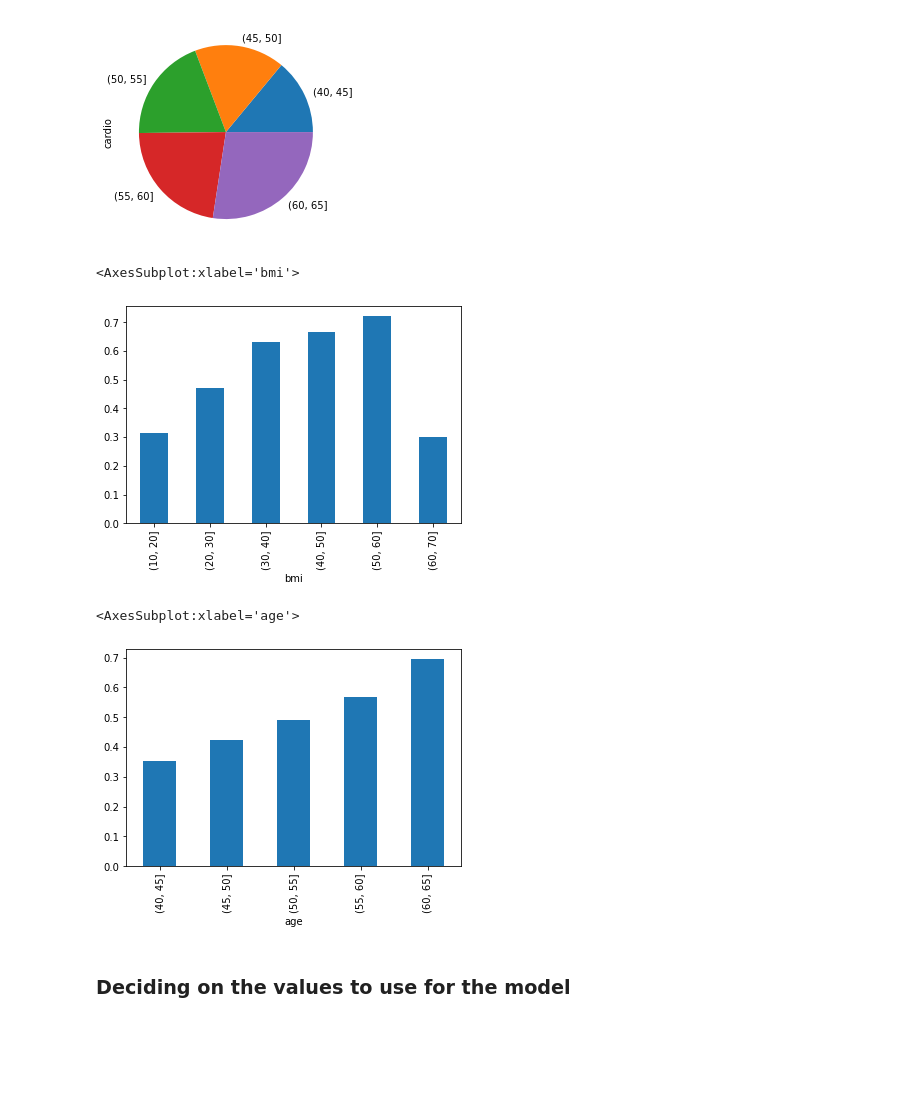
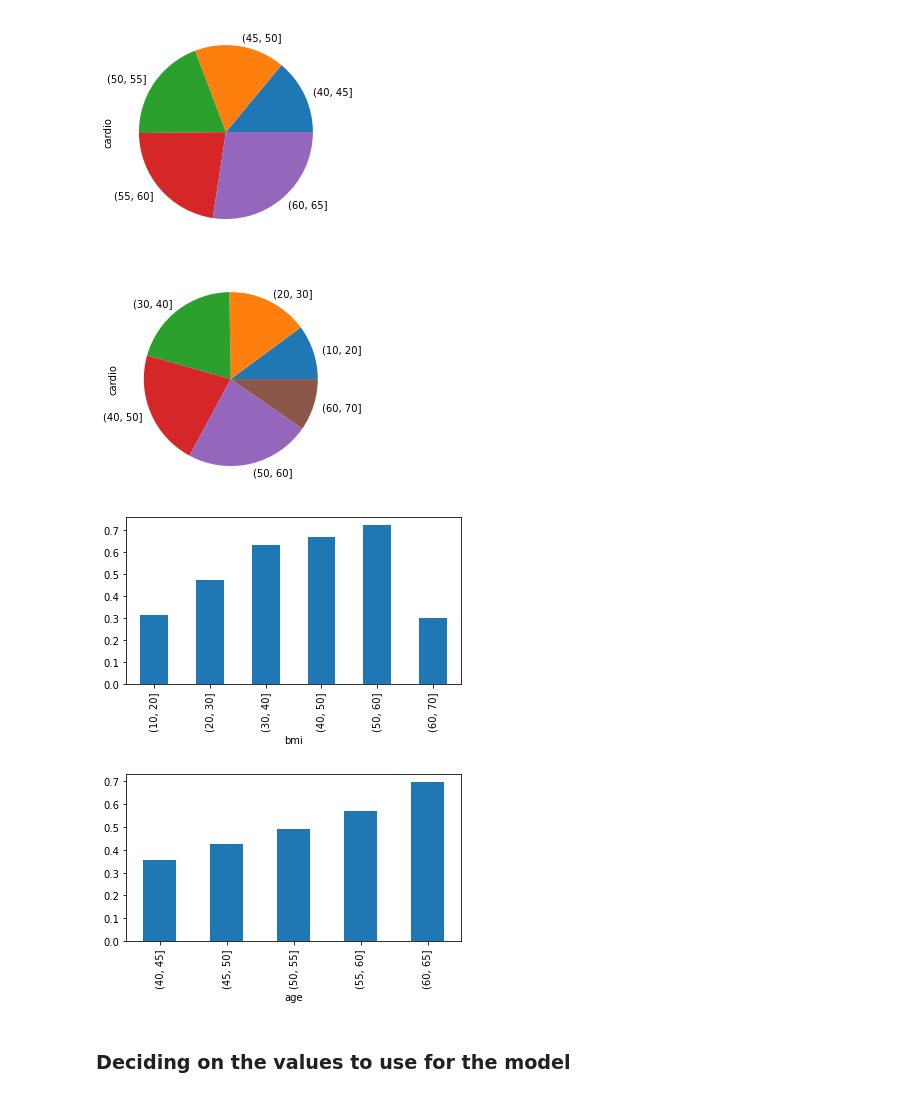
Before and after one commit to SebastianBentley/DSExam2022, a Jupyter notebook: Data3.ipynb, the cells around one changed output. Drawn from its saved outputs; the diff is of its cells as text; code cells hidden in the pictures; blank space fills up the shorter version.

Commit message:
more graphs

```diff
--- a/Data3.ipynb
+++ b/Data3.ipynb
@@ -455,16 +455,26 @@ stats.groupby('age')['cardio'].mean().plot(kind='pie')
 # %% [output]
 <AxesSubplot:ylabel='cardio'>
 [figure]
+# %%
+bmiPie=stats.groupby('bmi')['cardio'].mean().plot(kind='pie')
+fig = bmiPie.get_figure()
+fig.savefig('images/bmiPie3.png')
+# %% [output]
+[figure, added]
 # %%
-stats.groupby('bmi')['cardio'].mean().plot(kind='bar')
+bmiBar=stats.groupby('bmi')['cardio'].mean().plot(kind='bar')
+fig = bmiBar.get_figure()
+plt.subplots_adjust(bottom=0.30)
+fig.savefig('images/bmiBar3.png')
 # %% [output]
-<AxesSubplot:xlabel='bmi'>
-[figure, old version]
+[figure, new version]
-# %%
-stats.groupby('age')['cardio'].mean().plot(kind='bar')
-# %% [output]
-<AxesSubplot:xlabel='age'>
-[figure, removed]
+# %%
+age_chart = stats.groupby('age')['cardio'].mean().plot(kind='bar')
+fig = age_chart.get_figure()
+plt.subplots_adjust(bottom=0.30)
+fig.savefig('images/ageChart3.png')
+# %% [output]
+[figure, added]
 # %% [markdown]
 ### Deciding on the values to use for the model
 # %%
```
Also changed, not shown: 3 other files.
